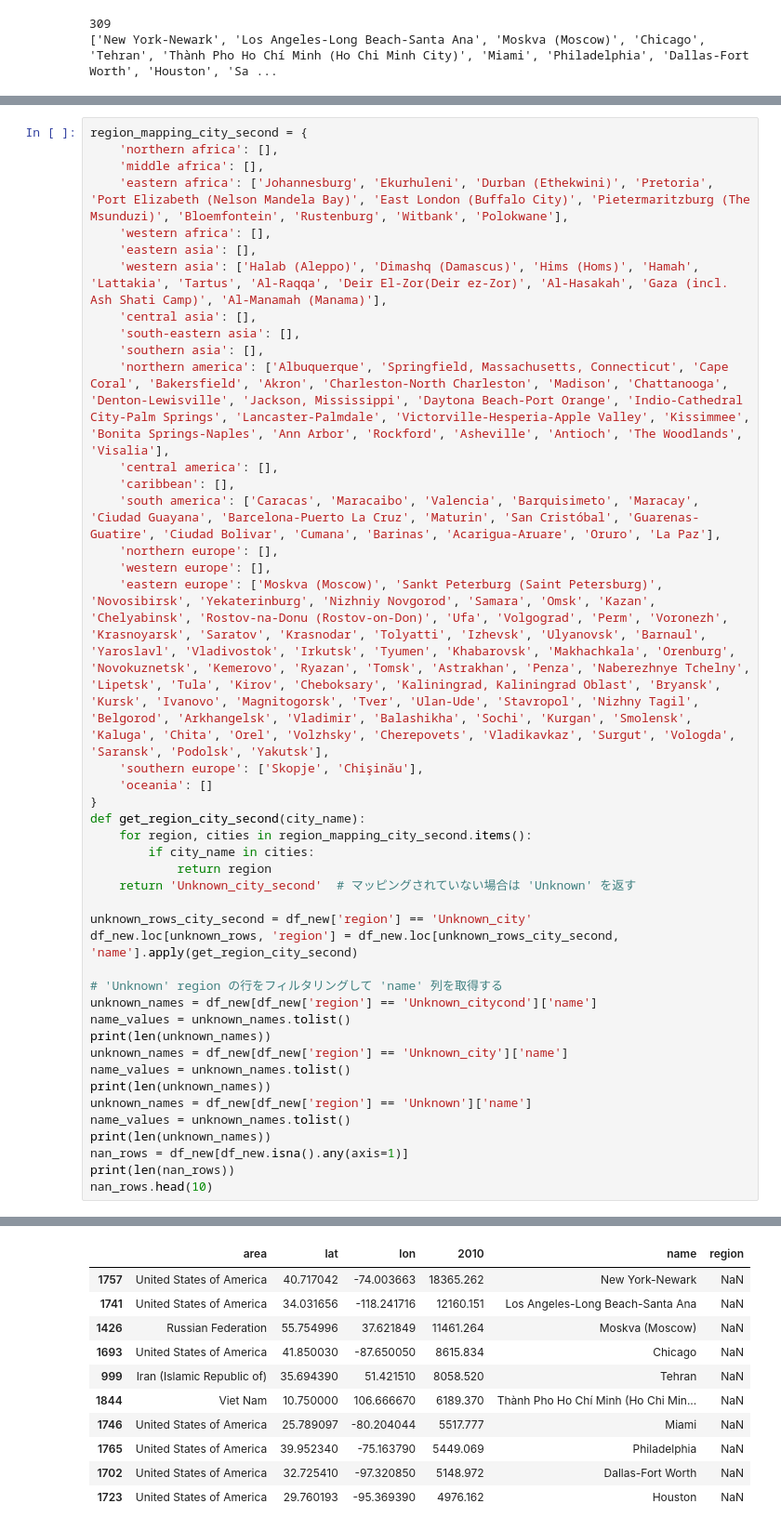
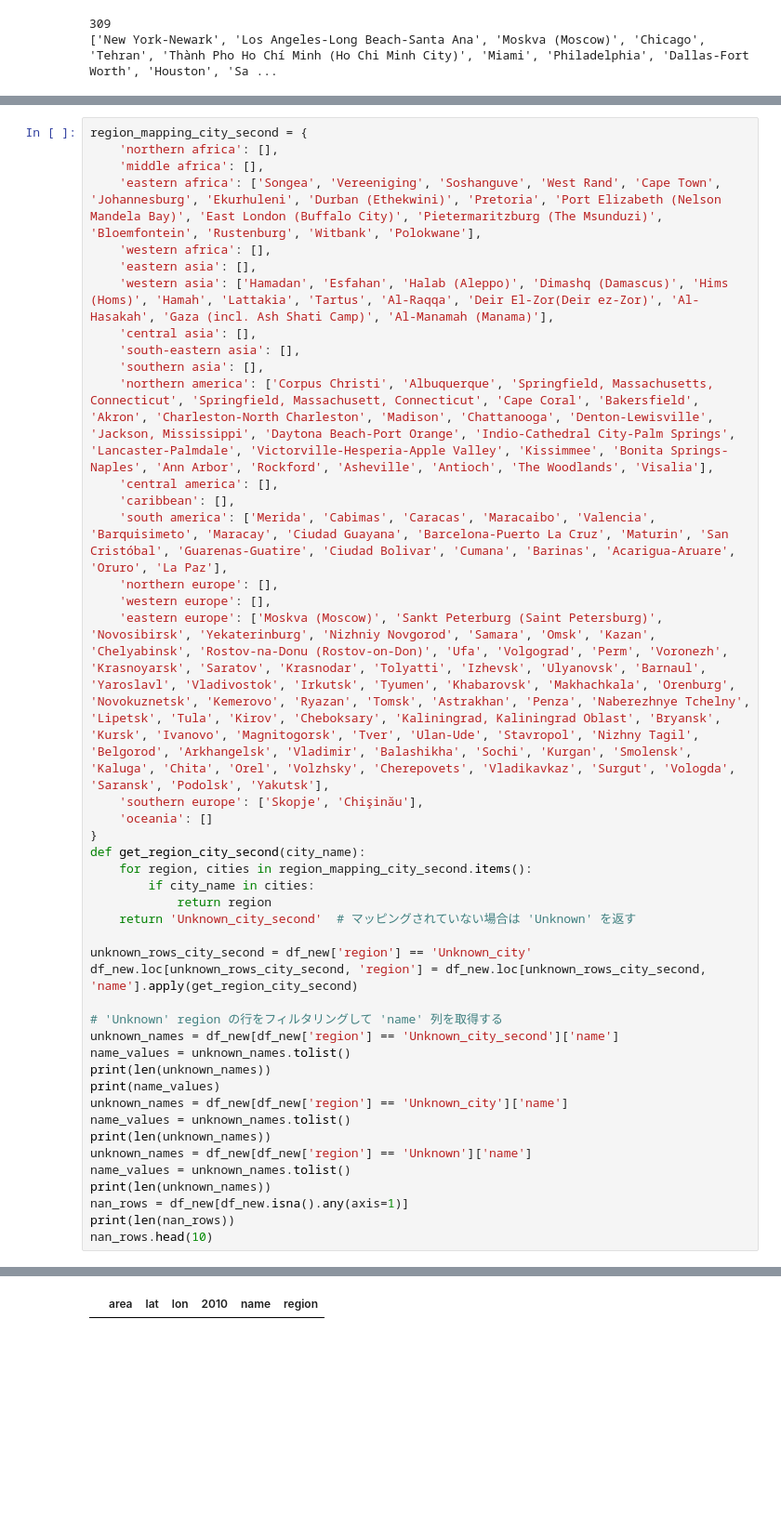
Before and after one commit to HalKiyo/h08_urban, a Jupyter notebook: global_city/org/wup_add_region.ipynb, the cells around one changed output, grey strips where cells are left out. Shown at 93% size. Cells and saved outputs as stored; diff of their text form; blank space fills up the shorter version.

Commit message:
wup added region bug fixed

```diff
--- a/global_city/org/wup_add_region.ipynb
+++ b/global_city/org/wup_add_region.ipynb
@@ -187,17 +190,17 @@ SyntaxError: '{' was never closed (1599378553.py, line 7)
 region_mapping_city_second = {
     'northern africa': [],
     'middle africa': [],
-    'eastern africa': ['Johannesburg', 'Ekurhuleni', 'Durban (Ethekwini)', 'Pretoria', 'Port Elizabeth (Nelson Mandela Bay)', 'East London (Buffalo City)', 'Pietermaritzburg (The Msunduzi)', 'Bloemfontein', 'Rustenburg', 'Witbank', 'Polokwane'],
+    'eastern africa': ['Songea', 'Vereeniging', 'Soshanguve', 'West Rand', 'Cape Town', 'Johannesburg', 'Ekurhuleni', 'Durban (Ethekwini)', 'Pretoria', 'Port Elizabeth (Nelson Mandela Bay)', 'East London (Buffalo City)', 'Pietermaritzburg (The Msunduzi)', 'Bloemfontein', 'Rustenburg', 'Witbank', 'Polokwane'],
     'western africa': [],
     'eastern asia': [],
-    'western asia': ['Halab (Aleppo)', 'Dimashq (Damascus)', 'Hims (Homs)', 'Hamah', 'Lattakia', 'Tartus', 'Al-Raqqa', 'Deir El-Zor(Deir ez-Zor)', 'Al-Hasakah', 'Gaza (incl. Ash Shati Camp)', 'Al-Manamah (Manama)'],
+    'western asia': ['Hamadan', 'Esfahan', 'Halab (Aleppo)', 'Dimashq (Damascus)', 'Hims (Homs)', 'Hamah', 'Lattakia', 'Tartus', 'Al-Raqqa', 'Deir El-Zor(Deir ez-Zor)', 'Al-Hasakah', 'Gaza (incl. Ash Shati Camp)', 'Al-Manamah (Manama)'],
     'central asia': [],
     'south-eastern asia': [],
     'southern asia': [],
-    'northern america': ['Albuquerque', 'Springfield, Massachusetts, Connecticut', 'Cape Coral', 'Bakersfield', 'Akron', 'Charleston-North Charleston', 'Madison', 'Chattanooga', 'Denton-Lewisville', 'Jackson, Mississippi', 'Daytona Beach-Port Orange', 'Indio-Cathedral City-Palm Springs', 'Lancaster-Palmdale', 'Victorville-Hesperia-Apple Valley', 'Kissimmee', 'Bonita Springs-Naples', 'Ann Arbor', 'Rockford', 'Asheville', 'Antioch', 'The Woodlands', 'Visalia'],
+    'northern america': ['Corpus Christi', 'Albuquerque', 'Springfield, Massachusetts, Connecticut', 'Springfield, Massachusett, Connecticut', 'Cape Coral', 'Bakersfield', 'Akron', 'Charleston-North Charleston', 'Madison', 'Chattanooga', 'Denton-Lewisville', 'Jackson, Mississippi', 'Daytona Beach-Port Orange', 'Indio-Cathedral City-Palm Springs', 'Lancaster-Palmdale', 'Victorville-Hesperia-Apple Valley', 'Kissimmee', 'Bonita Springs-Naples', 'Ann Arbor', 'Rockford', 'Asheville', 'Antioch', 'The Woodlands', 'Visalia'],
     'central america': [],
     'caribbean': [],
-    'south america': ['Caracas', 'Maracaibo', 'Valencia', 'Barquisimeto', 'Maracay', 'Ciudad Guayana', 'Barcelona-Puerto La Cruz', 'Maturin', 'San Cristóbal', 'Guarenas-Guatire', 'Ciudad Bolivar', 'Cumana', 'Barinas', 'Acarigua-Aruare', 'Oruro', 'La Paz'],
+    'south america': ['Merida', 'Cabimas', 'Caracas', 'Maracaibo', 'Valencia', 'Barquisimeto', 'Maracay', 'Ciudad Guayana', 'Barcelona-Puerto La Cruz', 'Maturin', 'San Cristóbal', 'Guarenas-Guatire', 'Ciudad Bolivar', 'Cumana', 'Barinas', 'Acarigua-Aruare', 'Oruro', 'La Paz'],
     'northern europe': [],
     'western europe': [],
     'eastern europe': ['Moskva (Moscow)', 'Sankt Peterburg (Saint Petersburg)', 'Novosibirsk', 'Yekaterinburg', 'Nizhniy Novgorod', 'Samara', 'Omsk', 'Kazan', 'Chelyabinsk', 'Rostov-na-Donu (Rostov-on-Don)', 'Ufa', 'Volgograd', 'Perm', 'Voronezh', 'Krasnoyarsk', 'Saratov', 'Krasnodar', 'Tolyatti', 'Izhevsk', 'Ulyanovsk', 'Barnaul', 'Yaroslavl', 'Vladivostok', 'Irkutsk', 'Tyumen', 'Khabarovsk', 'Makhachkala', 'Orenburg', 'Novokuznetsk', 'Kemerovo', 'Ryazan', 'Tomsk', 'Astrakhan', 'Penza', 'Naberezhnye Tchelny', 'Lipetsk', 'Tula', 'Kirov', 'Cheboksary', 'Kaliningrad, Kaliningrad Oblast', 'Bryansk', 'Kursk', 'Ivanovo', 'Magnitogorsk', 'Tver', 'Ulan-Ude', 'Stavropol', 'Nizhny Tagil', 'Belgorod', 'Arkhangelsk', 'Vladimir', 'Balashikha', 'Sochi', 'Kurgan', 'Smolensk', 'Kaluga', 'Chita', 'Orel', 'Volzhsky', 'Cherepovets', 'Vladikavkaz', 'Surgut', 'Vologda', 'Saransk', 'Podolsk', 'Yakutsk'],
@@ -211,12 +214,13 @@ def get_region_city_second(city_name):
     return 'Unknown_city_second'  # マッピングされていない場合は 'Unknown' を返す
 
 unknown_rows_city_second = df_new['region'] == 'Unknown_city'
-df_new.loc[unknown_rows, 'region'] = df_new.loc[unknown_rows_city_second, 'name'].apply(get_region_city_second)
+df_new.loc[unknown_rows_city_second, 'region'] = df_new.loc[unknown_rows_city_second, 'name'].apply(get_region_city_second)
 
 # 'Unknown' region の行をフィルタリングして 'name' 列を取得する
-unknown_names = df_new[df_new['region'] == 'Unknown_citycond']['name']
+unknown_names = df_new[df_new['region'] == 'Unknown_city_second']['name']
 name_values = unknown_names.tolist()
 print(len(unknown_names))
+print(name_values)
 unknown_names = df_new[df_new['region'] == 'Unknown_city']['name']
 name_values = unknown_names.tolist()
 print(len(unknown_names))
@@ -234,14 +239,4 @@ nan_rows.head(10)
 |  | area | lat | lon | 2010 | name | region |
-| 1757 | United States of America | 40.717042 | -74.003663 | 18365.262 | New York-Newark | NaN |
-| 1741 | United States of America | 34.031656 | -118.241716 | 12160.151 | Los Angeles-Long Beach-Santa Ana | NaN |
-| 1426 | Russian Federation | 55.754996 | 37.621849 | 11461.264 | Moskva (Moscow) | NaN |
-| 1693 | United States of America | 41.850030 | -87.650050 | 8615.834 | Chicago | NaN |
-| 999 | Iran (Islamic Republic of) | 35.694390 | 51.421510 | 8058.520 | Tehran | NaN |
-| 1844 | Viet Nam | 10.750000 | 106.666670 | 6189.370 | Thành Pho Ho Chí Minh (Ho Chi Min... | NaN |
-| 1746 | United States of America | 25.789097 | -80.204044 | 5517.777 | Miami | NaN |
-| 1765 | United States of America | 39.952340 | -75.163790 | 5449.069 | Philadelphia | NaN |
-| 1702 | United States of America | 32.725410 | -97.320850 | 5148.972 | Dallas-Fort Worth | NaN |
-| 1723 | United States of America | 29.760193 | -95.369390 | 4976.162 | Houston | NaN |
 # %%
 # 列の入れ替え
 cols = list(df_new.columns)
```
Also changed, not shown: parts of 6 cells of this notebook.
